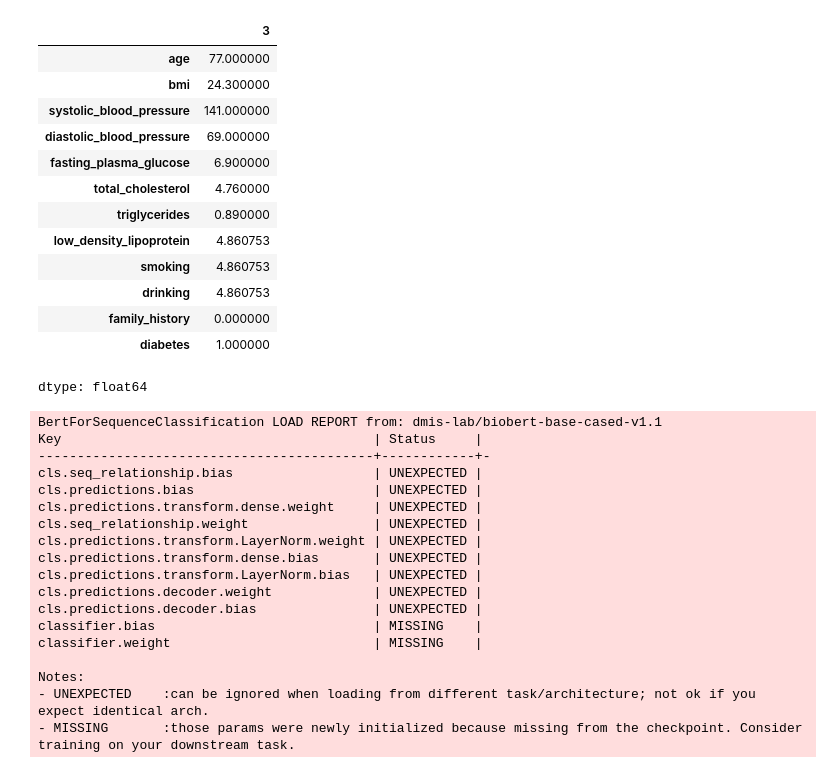
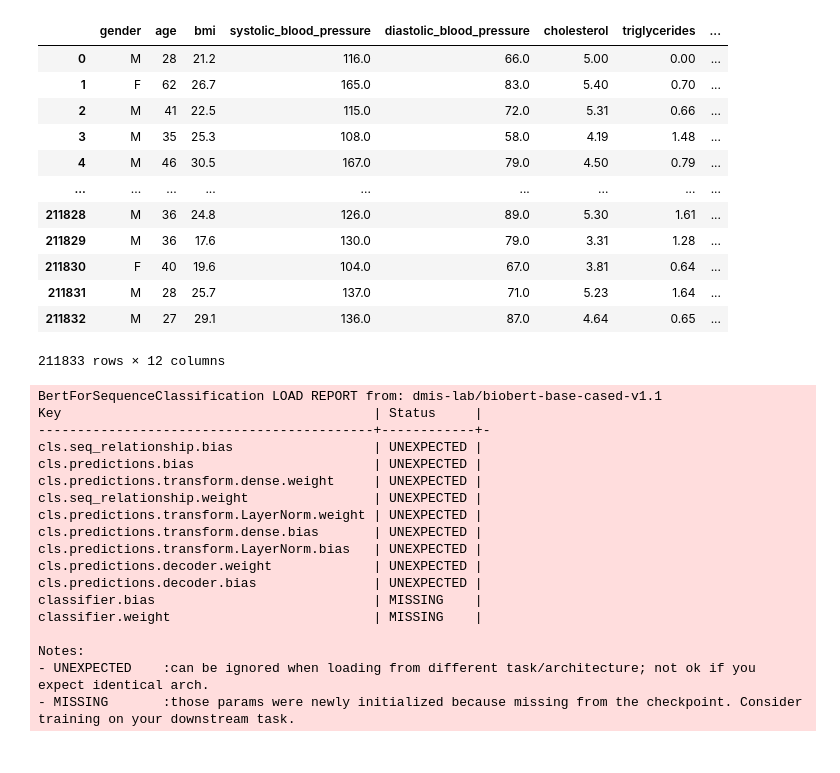
Before and after one commit to brianchang12/High-Risk-Project, a Jupyter notebook: high_risk_project.ipynb, the cells around one changed output. Drawn from its saved outputs; the diff is of its cells as text; code cells hidden in the pictures.

```diff
--- a/high_risk_project.ipynb
+++ b/high_risk_project.ipynb
@@ -49,21 +52,22 @@ def generate_dataset(path="./diabetes.csv"):
+# %%
+df
+# %% [output]
+|  | gender | age | bmi | systolic_blood_pressure | diastolic_blood_pressure | cholesterol | triglycerides | ... |
+| 0 | M | 28 | 21.2 | 116.0 | 66.0 | 5.00 | 0.00 | ... |
+| 1 | F | 62 | 26.7 | 165.0 | 83.0 | 5.40 | 0.70 | ... |
+| 2 | M | 41 | 22.5 | 115.0 | 72.0 | 5.31 | 0.66 | ... |
+| 3 | M | 35 | 25.3 | 108.0 | 58.0 | 4.19 | 1.48 | ... |
+| 4 | M | 46 | 30.5 | 167.0 | 79.0 | 4.50 | 0.79 | ... |
+| ... | ... | ... | ... | ... | ... | ... | ... | ... |
+| 211828 | M | 36 | 24.8 | 126.0 | 89.0 | 5.30 | 1.61 | ... |
+| 211829 | M | 36 | 17.6 | 130.0 | 79.0 | 3.31 | 1.28 | ... |
+| 211830 | F | 40 | 19.6 | 104.0 | 67.0 | 3.81 | 0.64 | ... |
+| 211831 | M | 28 | 25.7 | 137.0 | 71.0 | 5.23 | 1.64 | ... |
+| 211832 | M | 27 | 29.1 | 136.0 | 87.0 | 4.64 | 0.65 | ... |
+211833 rows × 12 columns
 # %%
 df = generate_dataset()
-df.iloc[3]
+df.to_csv("output.csv", index=False)
-# %% [output]
-|  | 3 |
-| age | 77.000000 |
-| bmi | 24.300000 |
-| systolic_blood_pressure | 141.000000 |
-| diastolic_blood_pressure | 69.000000 |
-| fasting_plasma_glucose | 6.900000 |
-| total_cholesterol | 4.760000 |
-| triglycerides | 0.890000 |
-| low_density_lipoprotein | 4.860753 |
-| smoking | 4.860753 |
-| drinking | 4.860753 |
-| family_history | 0.000000 |
-| diabetes | 1.000000 |
-dtype: float64
 # %%
 tokenizer = AutoTokenizer.from_pretrained("dmis-lab/biobert-base-cased-v1.1")
 model = AutoModelForSequenceClassification.from_pretrained("dmis-lab/biobert-base-cased-v1.1", num_labels=2, dtype=torch.bfloat16)
```
Also changed, not shown: parts of 1 cell of this notebook.
